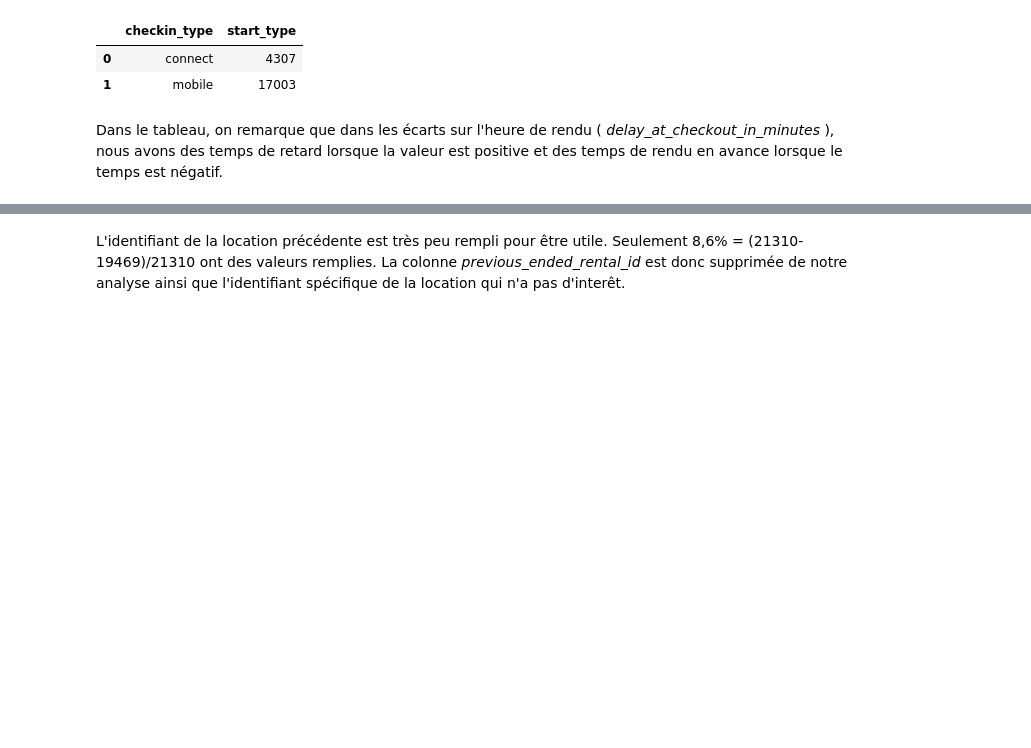
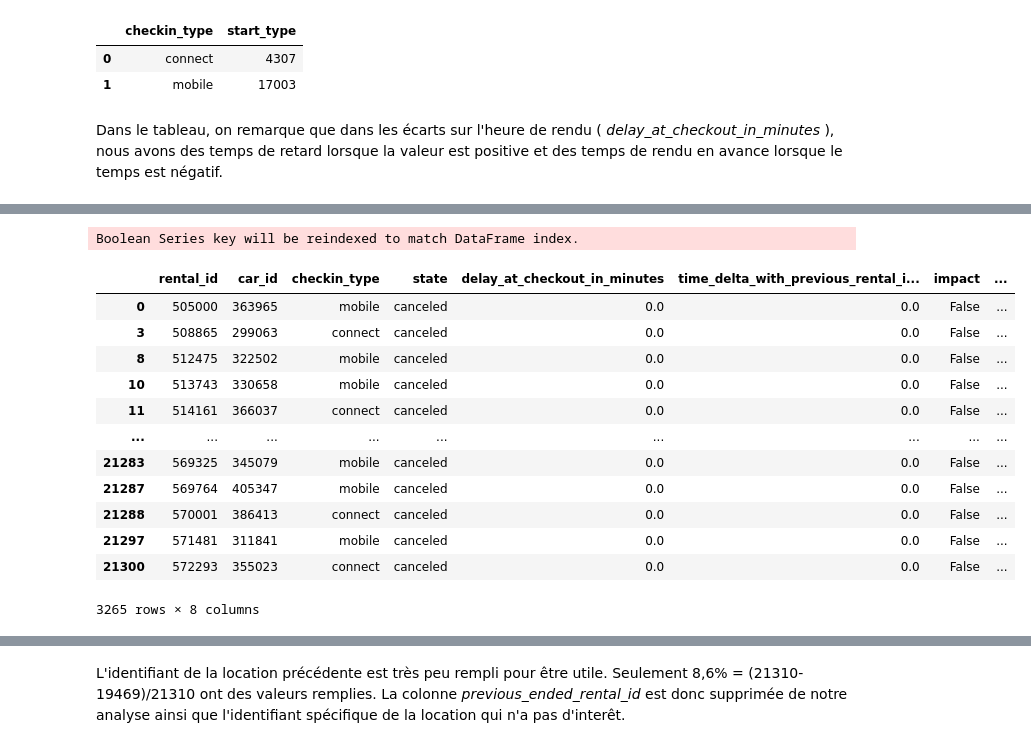
Before and after one commit to pradelf/getaround, a Jupyter notebook: notebooks/02_Getaround_eda.ipynb, the cells around one changed output, grey strips where cells are left out. Saved outputs shown, nothing was run; the diff lists cells and outputs as text; code cells hidden in the pictures; blank space fills up the shorter version.

```diff
--- a/notebooks/02_Getaround_eda.ipynb
+++ b/notebooks/02_Getaround_eda.ipynb
@@ -631,0 +718,17 @@ Series.__getitem__ treating keys as positions is deprecated. In a future version
+# %%
+delays_df[delays_df.state == "canceled"][delays_df.time_problem == False]
+# %% [output]
+Boolean Series key will be reindexed to match DataFrame index.
+|  | rental_id | car_id | checkin_type | state | delay_at_checkout_in_minutes | time_delta_with_previous_rental_i... | impact | ... |
+| 0 | 505000 | 363965 | mobile | canceled | 0.0 | 0.0 | False | ... |
+| 3 | 508865 | 299063 | connect | canceled | 0.0 | 0.0 | False | ... |
+| 8 | 512475 | 322502 | mobile | canceled | 0.0 | 0.0 | False | ... |
+| 10 | 513743 | 330658 | mobile | canceled | 0.0 | 0.0 | False | ... |
+| 11 | 514161 | 366037 | connect | canceled | 0.0 | 0.0 | False | ... |
+| ... | ... | ... | ... | ... | ... | ... | ... | ... |
+| 21283 | 569325 | 345079 | mobile | canceled | 0.0 | 0.0 | False | ... |
+| 21287 | 569764 | 405347 | mobile | canceled | 0.0 | 0.0 | False | ... |
+| 21288 | 570001 | 386413 | connect | canceled | 0.0 | 0.0 | False | ... |
+| 21297 | 571481 | 311841 | mobile | canceled | 0.0 | 0.0 | False | ... |
+| 21300 | 572293 | 355023 | connect | canceled | 0.0 | 0.0 | False | ... |
+3265 rows × 8 columns
```
Also changed, not shown: parts of 10 cells of this notebook, 23 other files.
